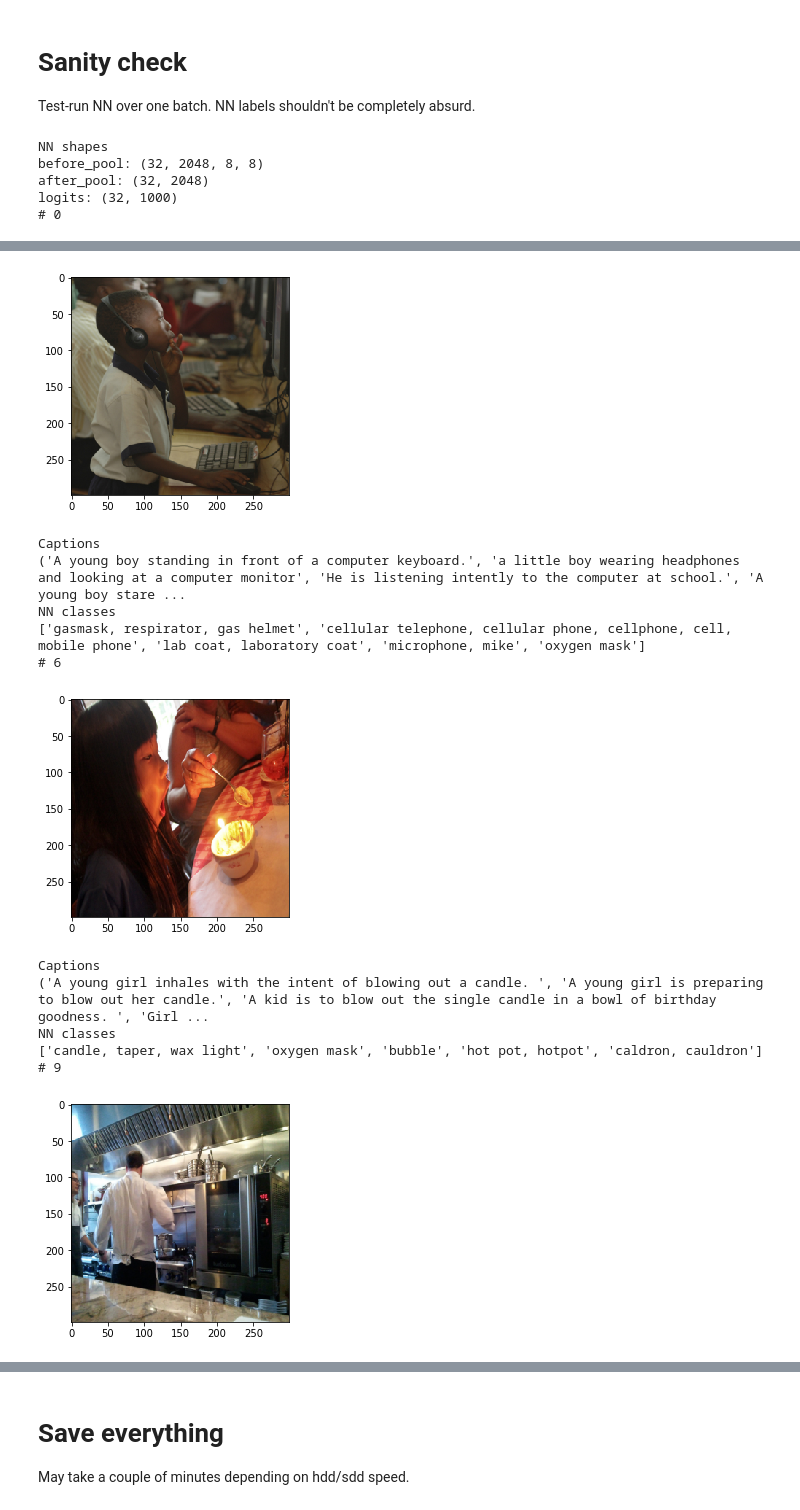
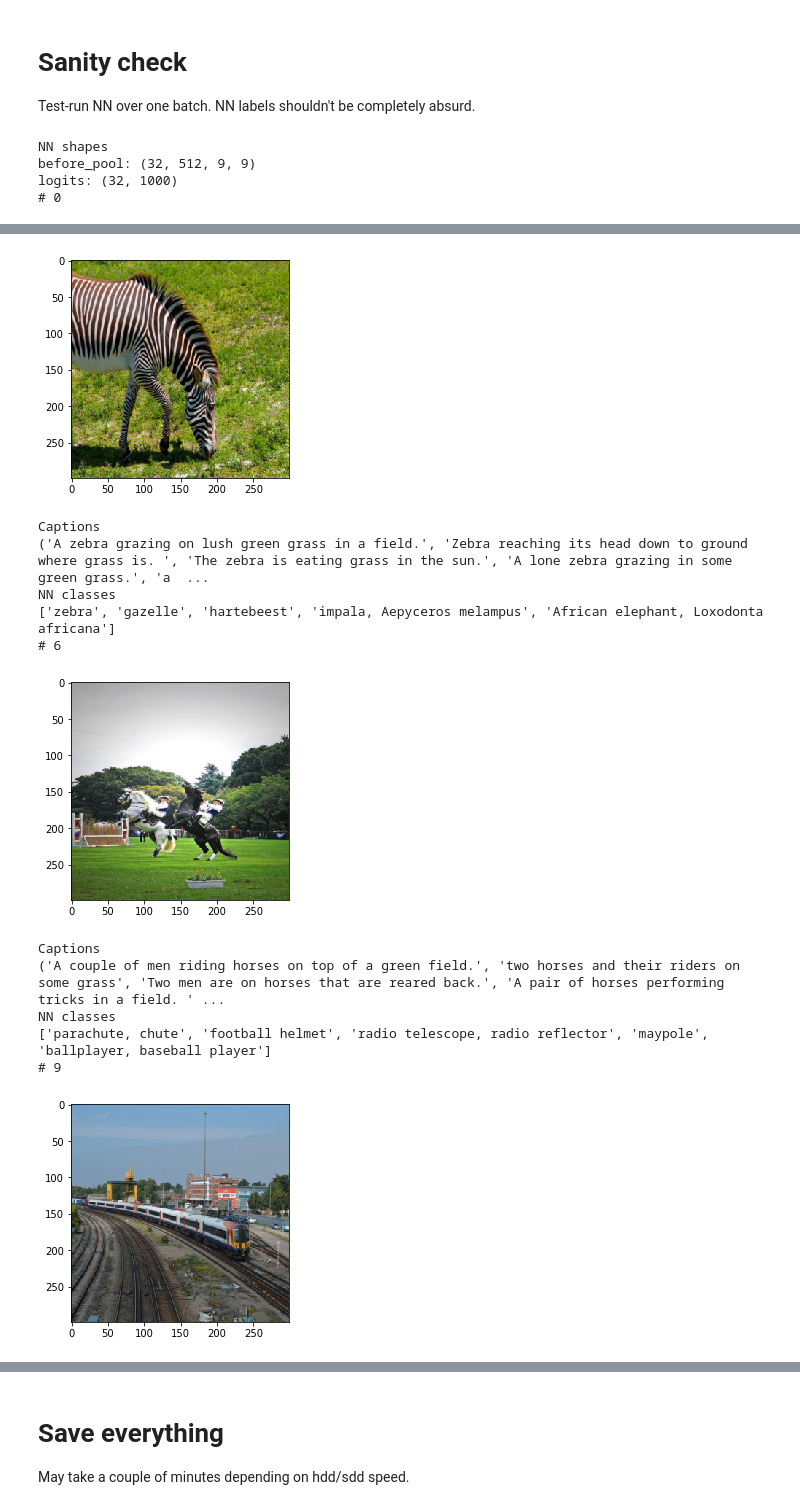
Before and after one commit to nadiinchi/dl_labs, a Jupyter notebook: ht_attention_preprocess_data.ipynb, the cells around one changed output, grey strips where cells are left out. Cells and saved outputs as stored; diff of their text form; code cells hidden in the pictures.

```diff
--- a/ht_attention_preprocess_data.ipynb
+++ b/ht_attention_preprocess_data.ipynb
@@ -110,3 +88,28 @@ model = model.train(False).cuda()
+# %%
+from torch import nn
+import torch.nn.functional as F
+from torchvision.models.vgg import VGG, cfgs as VGG_cfgs, make_layers
+from warnings import warn
+class BeheadedVGG19(VGG):
+    """ Like torchvision.models.inception.Inception3 but the head goes separately """
+
+    def forward(self, x):
+        x_for_attn = x= self.features(x)
+        x = self.avgpool(x)
+        x = torch.flatten(x, 1)
+        logits = x = self.classifier(x)
+        return x_for_attn, logits
+
+features_net = BeheadedVGG19(make_layers(VGG_cfgs['E'], batch_norm=False), init_weights=False)
+
+from torch.utils.model_zoo import load_url
+features_net_url = 'https://download.pytorch.org/models/vgg19-dcbb9e9d.pth'
+features_net.load_state_dict(load_url(features_net_url))
+
+features_net = features_net.train(False)
+if torch.cuda.is_available():
+    features_net = features_net.cuda()
+features_net = nn.DataParallel(features_net)
 # %% [markdown]
 # Sanity check
 
@@ -116,12 +119,13 @@ img_batch, capt_batch = next(iter(data_loader))
 
 # captions batch is transposed in our version. Check if the same is true for yours
 capt_batch = list(zip(*capt_batch))
+if torch.cuda.is_available():
+    img_batch = img_batch.cuda()
 with torch.no_grad():
-    vec_batch_for_attn, vec_batch, logits_batch  = [var.cpu().numpy() for var in model(img_batch.cuda())]
+    attn_features_batch, logits_batch  = [var.cpu().numpy() for var in features_net(img_batch)]
 
 print("NN shapes")
-print('before_pool:', np.shape(vec_batch_for_attn))
-print('after_pool:', np.shape(vec_batch))
+print('before_pool:', np.shape(attn_features_batch))
 print('logits:', np.shape(logits_batch))
 
 
@@ -142,7 +146,6 @@ for i in range(0, 10, 3):
     print(list(map(labels.get, top_ix[:5])))
 # %% [output]
 NN shapes
-before_pool: (32, 2048, 8, 8)
-after_pool: (32, 2048)
+before_pool: (32, 512, 9, 9)
 logits: (32, 1000)
 # 0
@@ -154,15 +157,15 @@ NN classes
 # 3
-[figure, old version]
+[figure, new version]
 Captions
-('A young boy standing in front of a computer keyboard.', 'a little boy wearing headphones and looking at a computer monitor', 'He is listening intently to the computer at school.', 'A young boy stare ...
+('A zebra grazing on lush green grass in a field.', 'Zebra reaching its head down to ground where grass is. ', 'The zebra is eating grass in the sun.', 'A lone zebra grazing in some green grass.', 'a  ...
 NN classes
-['gasmask, respirator, gas helmet', 'cellular telephone, cellular phone, cellphone, cell, mobile phone', 'lab coat, laboratory coat', 'microphone, mike', 'oxygen mask']
+['zebra', 'gazelle', 'hartebeest', 'impala, Aepyceros melampus', 'African elephant, Loxodonta africana']
 # 6
-[figure, old version]
+[figure, new version]
 Captions
-('A young girl inhales with the intent of blowing out a candle. ', 'A young girl is preparing to blow out her candle.', 'A kid is to blow out the single candle in a bowl of birthday goodness. ', 'Girl ...
+('A couple of men riding horses on top of a green field.', 'two horses and their riders on some grass', 'Two men are on horses that are reared back.', 'A pair of horses performing tricks in a field. ' ...
 NN classes
-['candle, taper, wax light', 'oxygen mask', 'bubble', 'hot pot, hotpot', 'caldron, cauldron']
+['parachute, chute', 'football helmet', 'radio telescope, radio reflector', 'maypole', 'ballplayer, baseball player']
 # 9
-[figure, old version]
+[figure, new version]
 Captions
```
Also changed, not shown: parts of 18 cells of this notebook, 3 other files.
